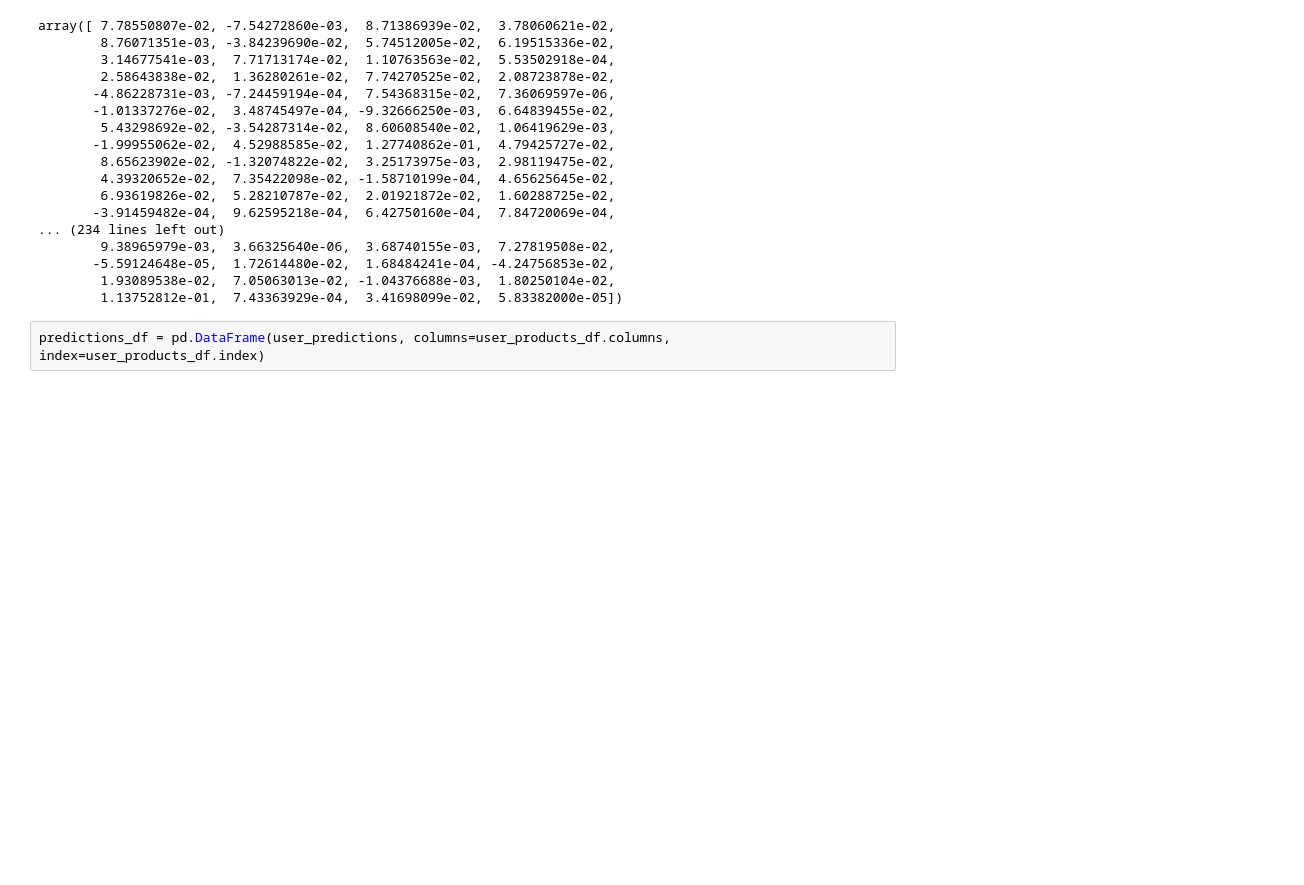
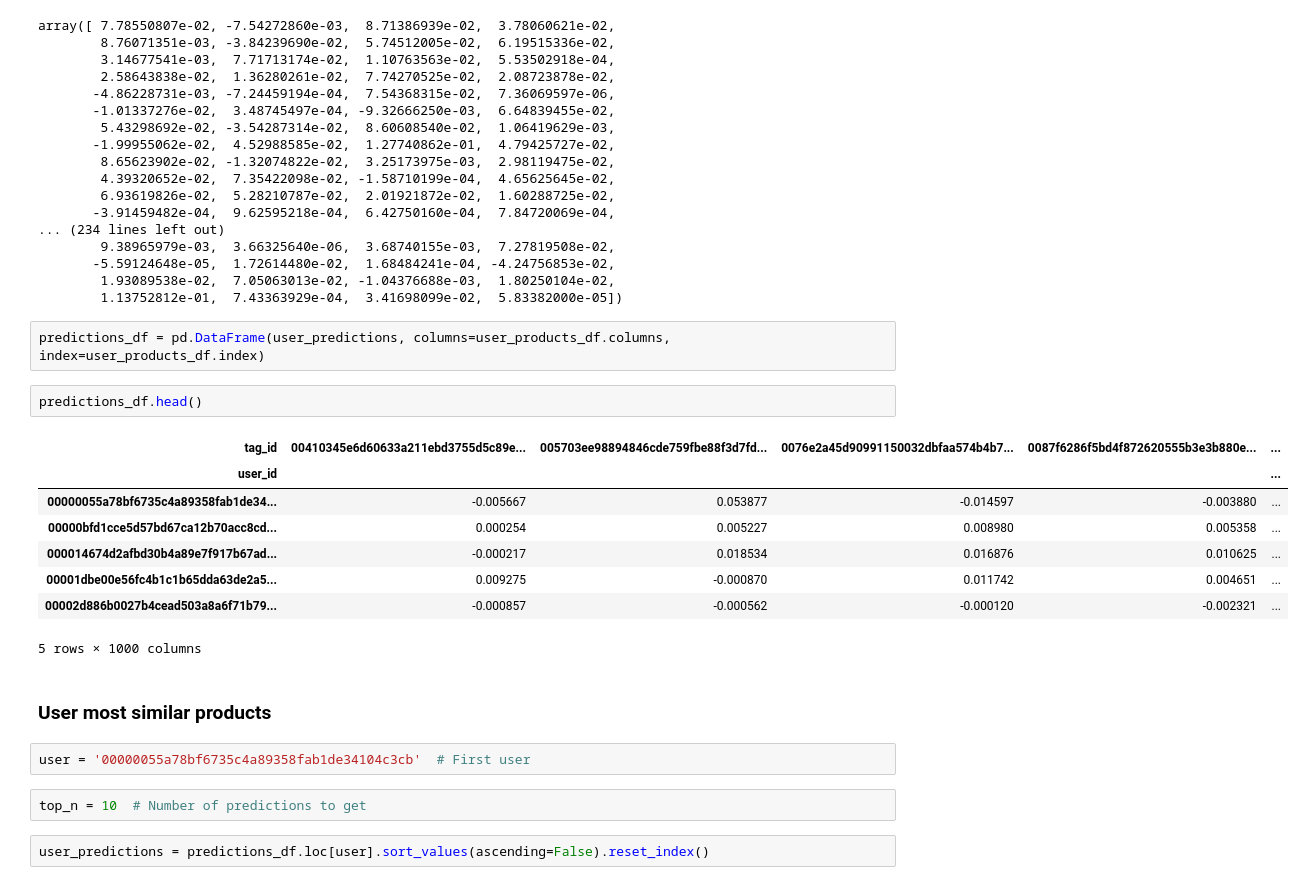
Before and after one commit to hjlopes/collaborative-filtering, a Jupyter notebook: notebooks/eda.ipynb, the cells around one changed output. Cells and saved outputs as stored; diff of their text form; blank space fills up the shorter version.

Commit message:
First baseline model for getting user predictions

```diff
--- a/notebooks/eda.ipynb
+++ b/notebooks/eda.ipynb
@@ -203,3 +203,22 @@ array([ 7.78550807e-02, -7.54272860e-03,  8.71386939e-02,  3.78060621e-02,
         1.13752812e-01,  7.43363929e-04,  3.41698099e-02,  5.83382000e-05])
 # %%
 predictions_df = pd.DataFrame(user_predictions, columns=user_products_df.columns, index=user_products_df.index)
+# %%
+predictions_df.head()
+# %% [output]
+| tag_id | 00410345e6d60633a211ebd3755d5c89e... | 005703ee98894846cde759fbe88f3d7fd... | 0076e2a45d90991150032dbfaa574b4b7... | 0087f6286f5bd4f872620555b3e3b880e... | ... |
+| user_id |  |  |  |  | ... |
+| 00000055a78bf6735c4a89358fab1de34... | -0.005667 | 0.053877 | -0.014597 | -0.003880 | ... |
+| 00000bfd1cce5d57bd67ca12b70acc8cd... | 0.000254 | 0.005227 | 0.008980 | 0.005358 | ... |
+| 000014674d2afbd30b4a89e7f917b67ad... | -0.000217 | 0.018534 | 0.016876 | 0.010625 | ... |
+| 00001dbe00e56fc4b1c1b65dda63de2a5... | 0.009275 | -0.000870 | 0.011742 | 0.004651 | ... |
+| 00002d886b0027b4cead503a8a6f71b79... | -0.000857 | -0.000562 | -0.000120 | -0.002321 | ... |
+5 rows × 1000 columns
+# %% [markdown]
+### User most similar products
+# %%
+user = '00000055a78bf6735c4a89358fab1de34104c3cb'  # First user
+# %%
+top_n = 10  # Number of predictions to get
+# %%
+user_predictions = predictions_df.loc[user].sort_values(ascending=False).reset_index()
```
Also changed, not shown: parts of 7 cells of this notebook.
